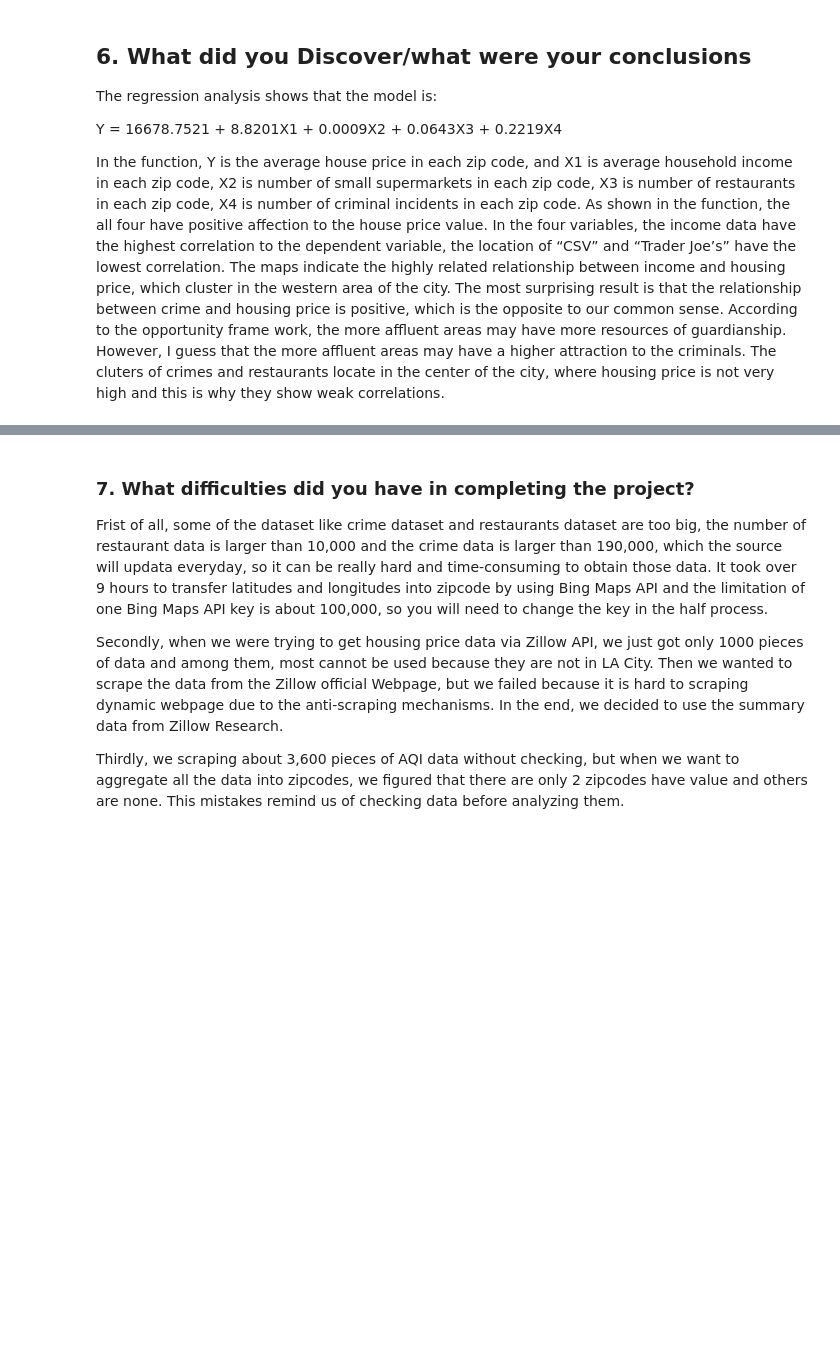
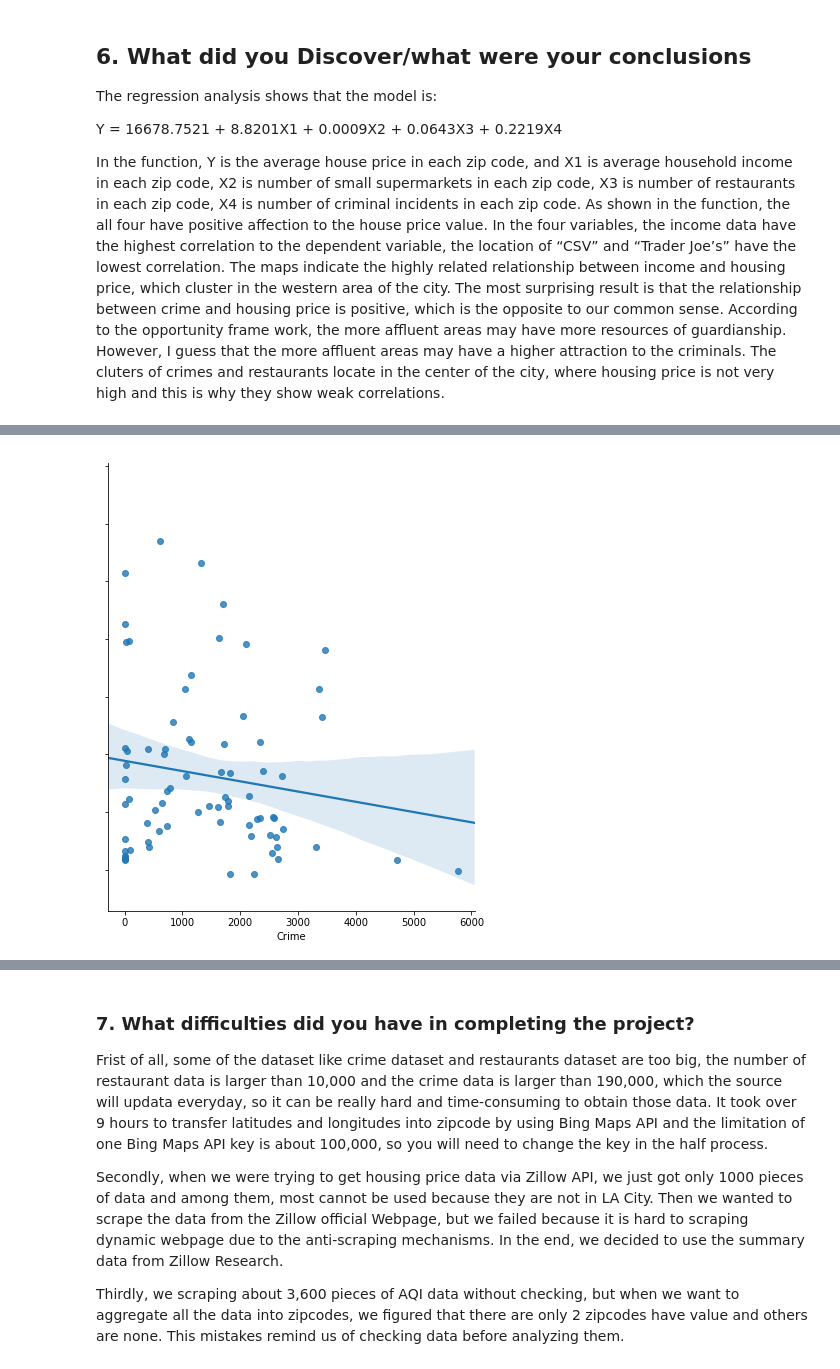
Before and after one commit to InvictusYing/INF-510-Final_Project, a Jupyter notebook: Zhongying_Wang.ipynb, the cells around one changed output, grey strips where cells are left out. Cells and saved outputs as stored; diff of their text form; code cells hidden in the pictures; blank space fills up the shorter version.

```diff
--- a/Zhongying_Wang.ipynb
+++ b/Zhongying_Wang.ipynb
@@ -51,0 +47,4 @@ In the function, Y is the average house price in each zip code, and X1 is averag
+# %%
+Image("figure_4.png")
+# %% [output]
+[figure, added]
```
Also changed, not shown: parts of 17 cells of this notebook.
